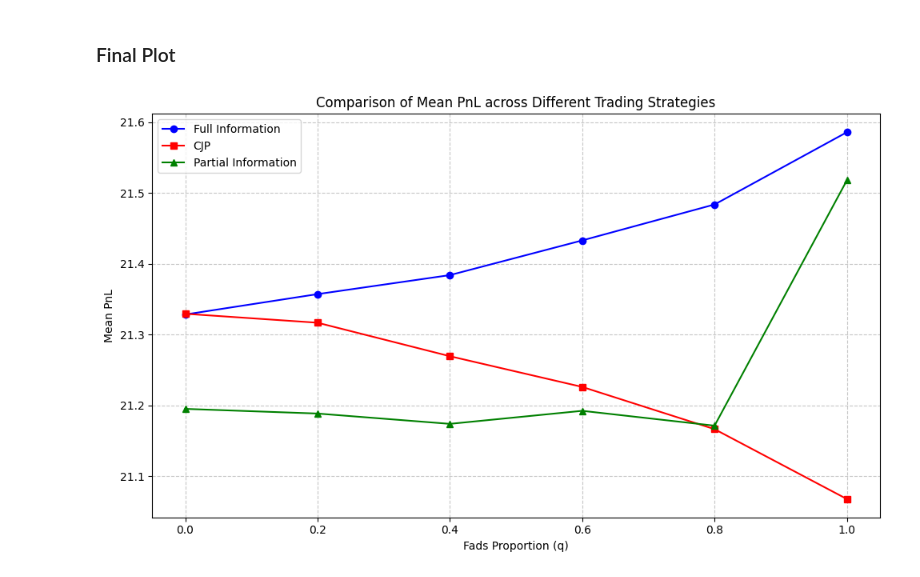
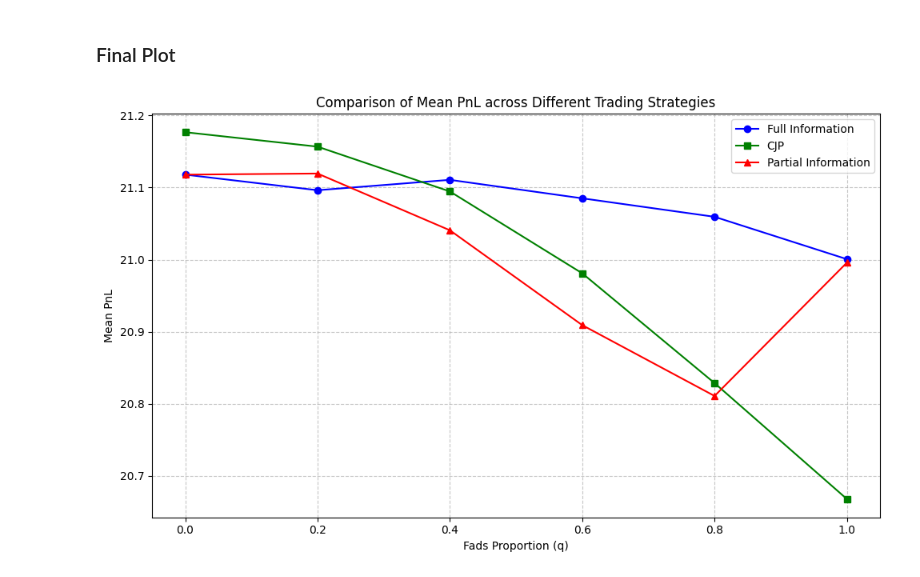
Before and after one commit to andreacate/mbt_gym, a Jupyter notebook: Experiments_MMwithFadsInfUninfTraders/PnL_plots/PerfomanceVarying_q_(pag28).ipynb, the cells around one changed output. Drawn from its saved outputs; the diff is of its cells as text; code cells hidden in the pictures.

```diff
--- a/Experiments_MMwithFadsInfUninfTraders/PnL_plots/PerfomanceVarying_q_(pag28).ipynb
+++ b/Experiments_MMwithFadsInfUninfTraders/PnL_plots/PerfomanceVarying_q_(pag28).ipynb
@@ -61,7 +59,7 @@ num_trajectories = 1000
 initial_price = 100
 terminal_time = 1.0
 sigma = 1.0
-n_steps = 100
+n_steps = 1000
 initial_inventory = 0
 fads_proportion_values = [0.0, 0.2, 0.4, 0.6, 0.8, 1]
 # p is defined directly inside the ArithmeticBrownianMotionWithFadsMidpriceModel class as sqrt(1-q^2)
@@ -72,6 +70,7 @@ gamma = 1
 alpha=0.001
 mu=0
 big_phi=0.1
+max_inventory = 20
 # %%
 # OU parameters
 u0 = 0.0
@@ -137,7 +143,7 @@ def get_as_env_full_info(num_trajectories:int = 1, fads_proportion:float=0.6, ps
 
 results_dict_full_info = {}
 for q in fads_proportion_values:
-    vec_env = get_as_env_full_info(num_trajectories=num_trajectories, fads_proportion=q, psi=psi_values[q])
+    vec_env = get_as_env(num_trajectories=num_trajectories, fads_proportion=q, psi=psi_values[q])
 
     vec_as = OptimizedFullInfoMMwithFadsInformedUniformedTradersAgent(env=vec_env)
 
@@ -320,7 +244,7 @@ def get_as_env_partial_information(num_trajectories:int = 1, fads_proportion:flo
 # %%
 results_dict_partial_information = {}
 for q in fads_proportion_values:
-    vec_env = get_as_env_partial_information(
+    vec_env = get_as_env(
         num_trajectories=1000,
         fads_proportion=q,
         psi=psi_values[q]
@@ -379,28 +292,28 @@ for fads_prop, result in results_dict_partial_information.items():
 # %% [markdown]
 ### Final Plot
-# %%
-# Extract mean PnL values for each approach
-
-mean_pnl_full = [results_dict_full_info[q]['results'].loc['Inventory', 'Mean PnL'] for q in fads_proportion_values]
-mean_pnl_cjp = [results_dict_CJP[(q, psi_values[q])]['results'].loc['Inventory', 'Mean PnL'] for q in fads_proportion_values]
-mean_pnl_partial = [results_dict_partial_information[q]['results'].loc['Inventory', 'Mean PnL'] for q in fads_proportion_values]
-
-# Create the plot
-plt.figure(figsize=(10, 6))
-plt.plot(fads_proportion_values, mean_pnl_full, 'o-', label='Full Information', color='blue')
-plt.plot(fads_proportion_values, mean_pnl_cjp, 's-', label='CJP', color='red')
-plt.plot(fads_proportion_values, mean_pnl_partial, '^-', label='Partial Information', color='green')
-
-plt.xlabel('Fads Proportion (q)')
-plt.ylabel('Mean PnL')
-plt.title('Comparison of Mean PnL across Different Trading Strategies')
-plt.legend()
-plt.grid(True, linestyle='--', alpha=0.7)
-
-# Add x-axis ticks at each fads proportion value
-plt.xticks(fads_proportion_values)
-
-plt.tight_layout()
-plt.show()
-# %% [output]
-[figure, removed]
+# %%
+# Extract mean PnL values for each approach
+
+mean_pnl_full = [results_dict_full_info[q]['results'].loc['Inventory', 'Mean PnL'] for q in fads_proportion_values]
+mean_pnl_cjp = [results_dict_CJP[(q)]['results'].loc['Inventory', 'Mean PnL'] for q in fads_proportion_values]
+mean_pnl_partial = [results_dict_partial_information[q]['results'].loc['Inventory', 'Mean PnL'] for q in fads_proportion_values]
+
+# Create the plot
+plt.figure(figsize=(10, 6))
+plt.plot(fads_proportion_values, mean_pnl_full, 'o-', label='Full Information', color='blue')
+plt.plot(fads_proportion_values, mean_pnl_cjp, 's-', label='CJP', color='green')
+plt.plot(fads_proportion_values, mean_pnl_partial, '^-', label='Partial Information', color='red')
+
+plt.xlabel('Fads Proportion (q)')
+plt.ylabel('Mean PnL')
+plt.title('Comparison of Mean PnL across Different Trading Strategies')
+plt.legend()
+plt.grid(True, linestyle='--', alpha=0.7)
+
+# Add x-axis ticks at each fads proportion value
+plt.xticks(fads_proportion_values)
+
+plt.tight_layout()
+plt.show()
+# %% [output]
+[figure, added]
```
Also changed, not shown: parts of 16 cells of this notebook, 3 other files.
